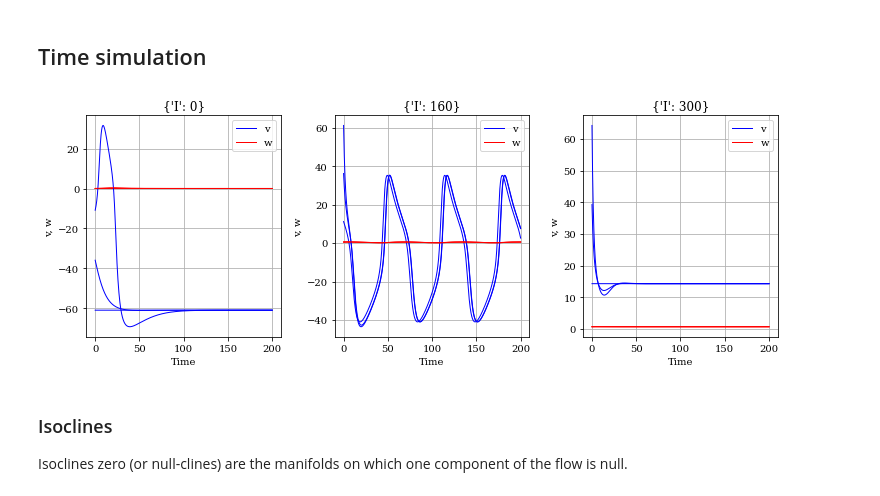
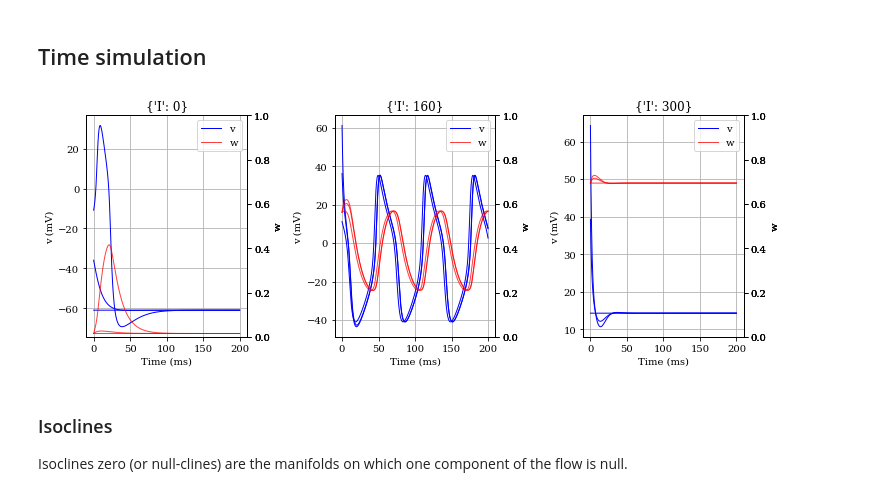
Before and after one commit to jaumecolomhernandez/mmb-mathneuroscience, a Jupyter notebook: morris_lecar_analysis.ipynb, the cells around one changed output. Saved outputs shown, nothing was run; the diff lists cells and outputs as text; code cells hidden in the pictures.

```diff
--- a/morris_lecar_analysis.ipynb
+++ b/morris_lecar_analysis.ipynb
@@ -52,7 +52,7 @@ def tauw(v):
     return 1/(np.cosh((v-v3)/(2*v4)))
 
 def morris_lecar(x, t, I):
-    """Time derivative of the Fitzhugh-Nagumo neural model.
+    """Time derivative of the Morris-Lecar neural model.
     Args:
        x (array size 2): [Membrane potential, Recovery variable]
        t (float): Time (Not used: autonomous system)
@@ -86,18 +86,20 @@ for i,param in enumerate(Iapp):
 # %%
 # Draw the trajectories.
 fig, ax = plt.subplots(1, len(Iapp), figsize=(3.5*len(Iapp),4))
 for i,param in enumerate(Iapp):
-        ax[i].set(xlabel='Time', ylabel='v, w',
+        ax[i].set(xlabel='Time (ms)', ylabel='v (mV)',
                      title='{}'.format(param))
         for j in range(len(trajectories[i])):
             v = ax[i].plot(time_span,trajectories[i][j][:,0], color='b', lw=1)
-            w = ax[i].plot(time_span,trajectories[i][j][:,1], color='r', lw=1)
+            ax2 = ax[i].twinx()
+            ax2.set(ylim=(0,1), ylabel='w')
+            w = ax2.plot(time_span,trajectories[i][j][:,1], color='r', lw=1, alpha=0.75)
         ax[i].legend([v[0],w[0]],['v','w'])
         ax[i].grid(True)
 plt.tight_layout()
 plt.savefig('./img/time_run.pdf')
 # %% [output]
-[figure, old version]
+[figure, new version]
 # %% [markdown]
 ### Isoclines
 
```
Also changed, not shown: parts of 11 cells of this notebook, 12 other files.
